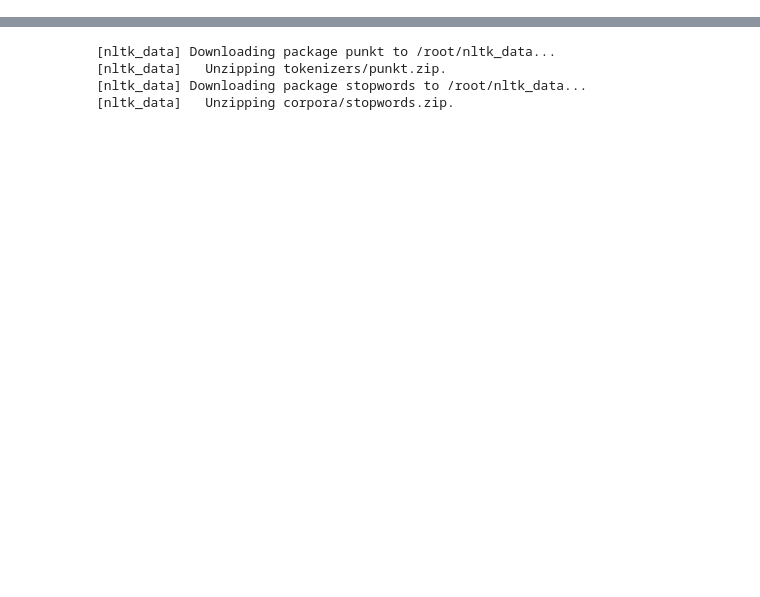
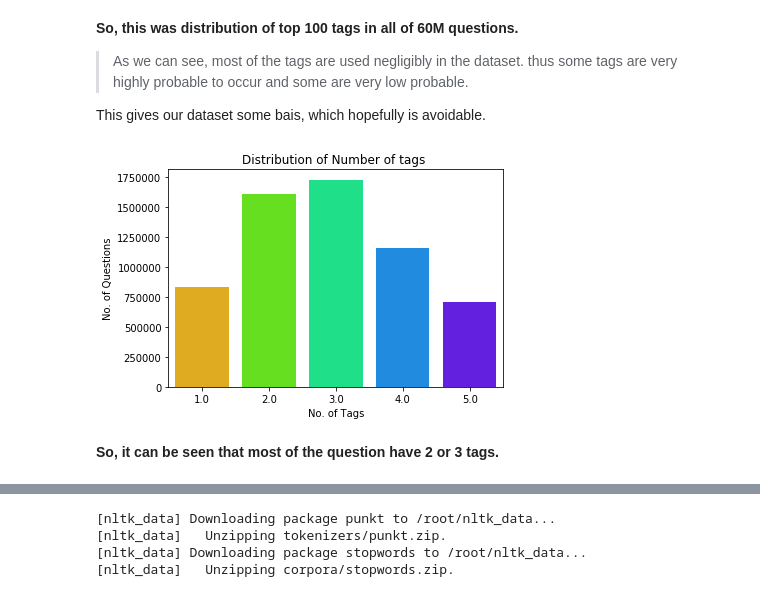
Before and after one commit to tanmayvijay/Taxonomy-Prediction_For-TCS-HumAIn_2019, a Jupyter notebook: Taxanomy-Prediction-Notebook.ipynb, the cells around one changed output, grey strips where cells are left out. Saved outputs shown, nothing was run; the diff lists cells and outputs as text; code cells hidden in the pictures; blank space fills up the shorter version.

```diff
--- a/Taxanomy-Prediction-Notebook.ipynb
+++ b/Taxanomy-Prediction-Notebook.ipynb
@@ -207,0 +230,27 @@ len_tbc/df_tbc.shape[0]
+# %% [markdown]
+**So, this was distribution of top 100 tags in all of 60M questions.**
+
+> As we can see, most of the tags are used negligibly in the dataset. thus some tags are very highly probable to occur and some are very low probable.
+
+This gives our dataset some bais, which hopefully is avoidable.
+# %%
+# Plotting no of tags in questions
+
+# counting the no of tags in each question
+df["Tag_Counts"] = df.dropna().Tags.str.split().apply(lambda x: len(x))
+tag_counts =  df.dropna()["Tag_Counts"].tolist()
+
+# dropping unnecessary columns
+df.drop(columns = ["Tag_Counts"], inplace=True)
+
+# plotting using seaborn
+import seaborn as sbn
+sbn.countplot(tag_counts, palette='gist_rainbow')
+plt.title("Distribution of Number of tags ")
+plt.xlabel("No. of Tags")
+plt.ylabel("No. of Questions")
+plt.show()
+# %% [output]
+[figure, added]
+# %% [markdown]
+**So, it can be seen that most of the question have 2 or 3 tags.**
```
Also changed, not shown: parts of 83 cells of this notebook, 3 other files.
